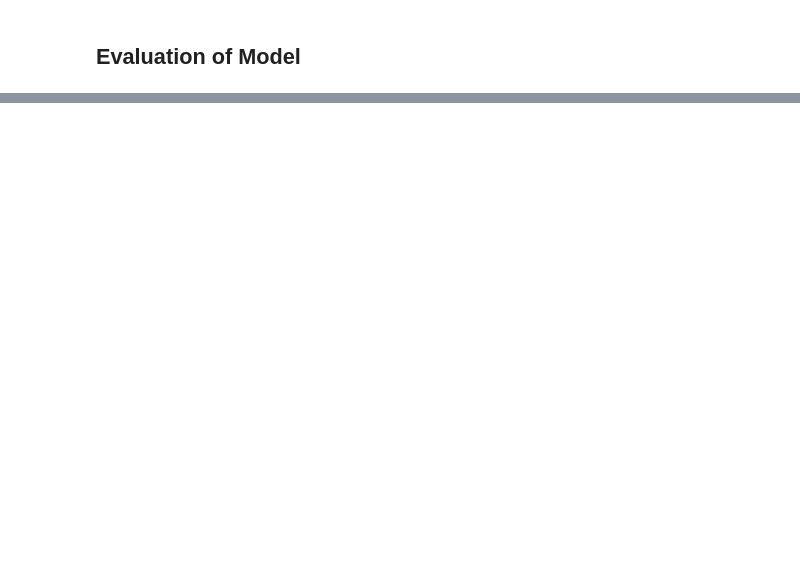
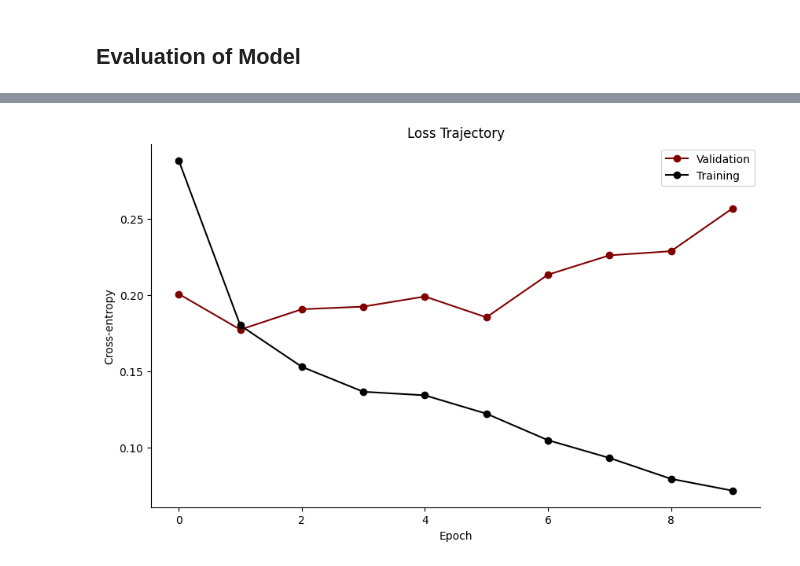
Before and after one commit to maryellenmarino/Cognitive_ModelingS24, a Jupyter notebook: finalProject/nhanes.ipynb, the cells around one changed output, grey strips where cells are left out. Drawn from its saved outputs; the diff is of its cells as text; code cells hidden in the pictures; blank space fills up the shorter version.

```diff
--- a/finalProject/nhanes.ipynb
+++ b/finalProject/nhanes.ipynb
@@ -91,6 +96,6 @@ input_shape = X_train_transformed.shape[1]
 model = build_model(input_shape)
 
 # Fit the model
-model.fit(X_train_final, y_train_final, epochs=10, validation_data=(X_val, y_val))
+h = model.fit(X_train_final, y_train_final, epochs=10, validation_data=(X_val, y_val))
 # %% [output]
 Epoch 1/10
@@ -125,0 +150,11 @@ Accuracy: 0.9412628412246704
+# %%
+fig, ax = plt.subplots(1, 1, figsize=(10, 6))
+ax.plot(range(10), h.history['val_loss'], 'o-', color='maroon', label='Validation')
+ax.plot(range(10), h.history['loss'], 'o-', color='black', label='Training')
+ax.set_xlabel('Epoch')
+ax.set_ylabel('Cross-entropy')
+ax.legend()
+ax.set_title('Loss Trajectory')
+sns.despine(ax=ax)
+# %% [output]
+[figure, added]
```
Also changed, not shown: parts of 11 cells of this notebook, 1 other file.
